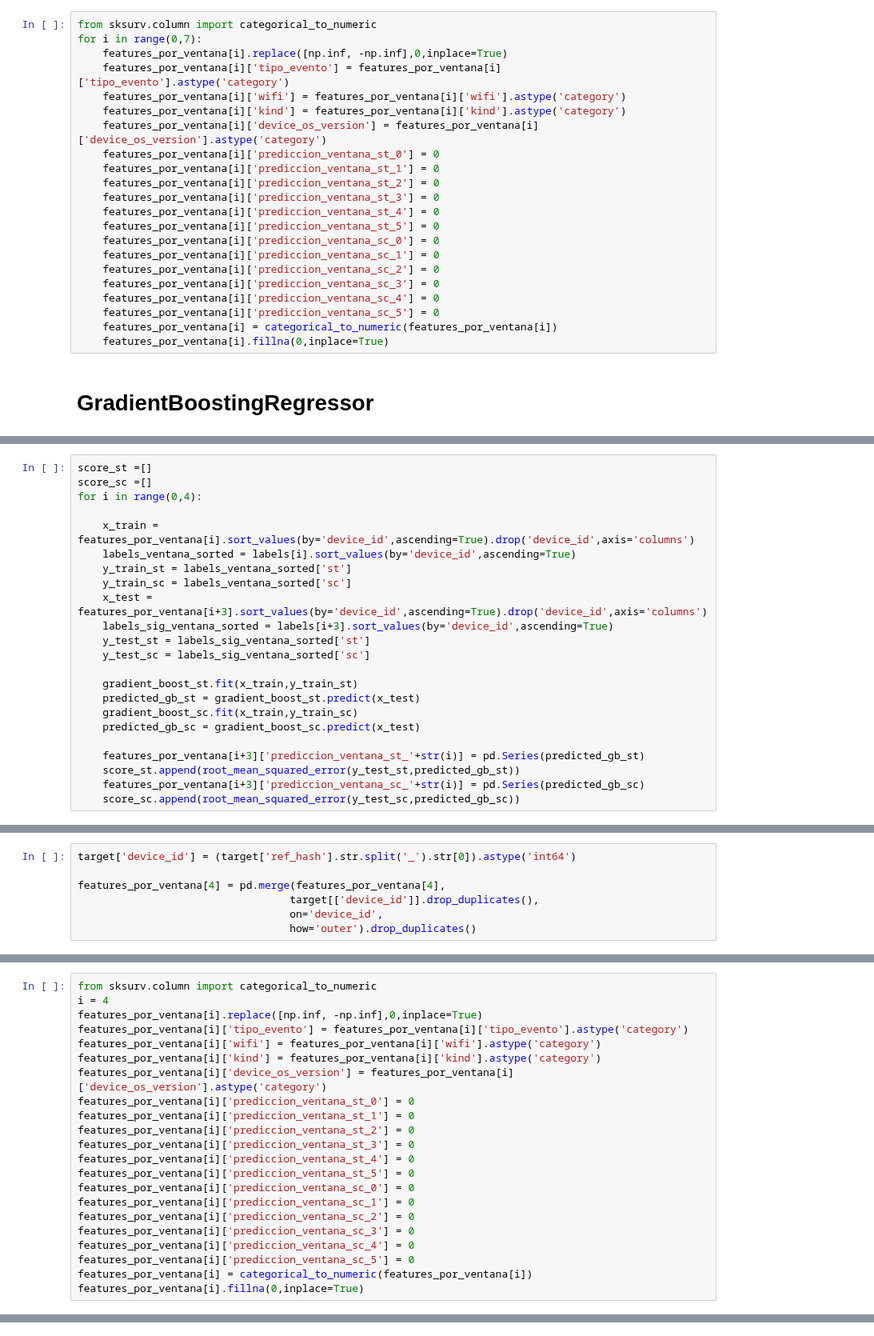
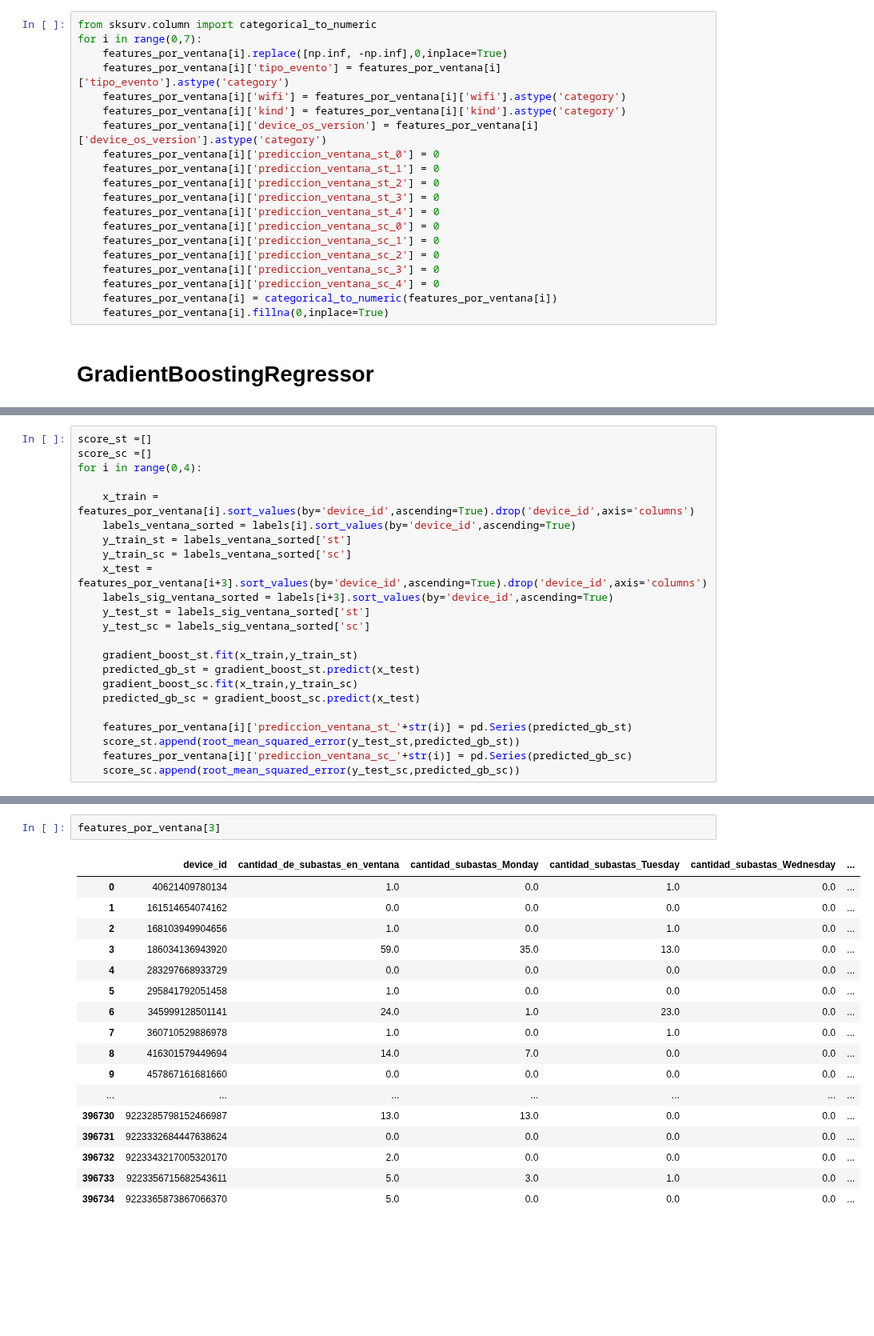
Before and after one commit to alepenaa94/Datos_2019_tp2, a Jupyter notebook: Algoritmos_ML/Algoritmos.ipynb, the cells around one changed output, grey strips where cells are left out. Shown at 80% size. Drawn from its saved outputs; the diff is of its cells as text; blank space fills up the shorter version.

```diff
--- a/Algoritmos_ML/Algoritmos.ipynb
+++ b/Algoritmos_ML/Algoritmos.ipynb
@@ -89,13 +110,11 @@ for i in range(0,7):
     features_por_ventana[i]['prediccion_ventana_st_2'] = 0
     features_por_ventana[i]['prediccion_ventana_st_3'] = 0
     features_por_ventana[i]['prediccion_ventana_st_4'] = 0
-    features_por_ventana[i]['prediccion_ventana_st_5'] = 0
     features_por_ventana[i]['prediccion_ventana_sc_0'] = 0
     features_por_ventana[i]['prediccion_ventana_sc_1'] = 0
     features_por_ventana[i]['prediccion_ventana_sc_2'] = 0
     features_por_ventana[i]['prediccion_ventana_sc_3'] = 0
     features_por_ventana[i]['prediccion_ventana_sc_4'] = 0
-    features_por_ventana[i]['prediccion_ventana_sc_5'] = 0
     features_por_ventana[i] = categorical_to_numeric(features_por_ventana[i])
     features_por_ventana[i].fillna(0,inplace=True)
 # %% [markdown]
@@ -133,7 +152,7 @@ for i in range(0,4):
     gradient_boost_sc.fit(x_train,y_train_sc)
     predicted_gb_sc = gradient_boost_sc.predict(x_test)
 
-    features_por_ventana[i+3]['prediccion_ventana_st_'+str(i)] = pd.Series(predicted_gb_st)
+    features_por_ventana[i]['prediccion_ventana_st_'+str(i)] = pd.Series(predicted_gb_st)
     score_st.append(root_mean_squared_error(y_test_st,predicted_gb_st))
-    features_por_ventana[i+3]['prediccion_ventana_sc_'+str(i)] = pd.Series(predicted_gb_sc)
+    features_por_ventana[i]['prediccion_ventana_sc_'+str(i)] = pd.Series(predicted_gb_sc)
     score_sc.append(root_mean_squared_error(y_test_sc,predicted_gb_sc))
@@ -162,7 +179,0 @@ target = pd.read_csv('../Data/target_competencia_ids.csv')
-# %%
-target['device_id'] = (target['ref_hash'].str.split('_').str[0]).astype('int64')
-
-features_por_ventana[4] = pd.merge(features_por_ventana[4],
-                                  target[['device_id']].drop_duplicates(),
-                                  on='device_id',
-                                  how='outer').drop_duplicates()
@@ -177,22 +179,0 @@ target[['device_id']].drop_duplicates().shape
-# %%
-from sksurv.column import categorical_to_numeric
-i = 4
-features_por_ventana[i].replace([np.inf, -np.inf],0,inplace=True)
-features_por_ventana[i]['tipo_evento'] = features_por_ventana[i]['tipo_evento'].astype('category')
-features_por_ventana[i]['wifi'] = features_por_ventana[i]['wifi'].astype('category')
-features_por_ventana[i]['kind'] = features_por_ventana[i]['kind'].astype('category')
-features_por_ventana[i]['device_os_version'] = features_por_ventana[i]['device_os_version'].astype('category')
-features_por_ventana[i]['prediccion_ventana_st_0'] = 0
-features_por_ventana[i]['prediccion_ventana_st_1'] = 0
-features_por_ventana[i]['prediccion_ventana_st_2'] = 0
-features_por_ventana[i]['prediccion_ventana_st_3'] = 0
-features_por_ventana[i]['prediccion_ventana_st_4'] = 0
-features_por_ventana[i]['prediccion_ventana_st_5'] = 0
-features_por_ventana[i]['prediccion_ventana_sc_0'] = 0
-features_por_ventana[i]['prediccion_ventana_sc_1'] = 0
-features_por_ventana[i]['prediccion_ventana_sc_2'] = 0
-features_por_ventana[i]['prediccion_ventana_sc_3'] = 0
-features_por_ventana[i]['prediccion_ventana_sc_4'] = 0
-features_por_ventana[i]['prediccion_ventana_sc_5'] = 0
-features_por_ventana[i] = categorical_to_numeric(features_por_ventana[i])
-features_por_ventana[i].fillna(0,inplace=True)
@@ -252,0 +184,20 @@ features_por_ventana[i].to_csv('features_v'+str(i+1)+'.csv')
+# %%
+features_por_ventana[3]
+# %% [output]
+|  | device_id | cantidad_de_subastas_en_ventana | cantidad_subastas_Monday | cantidad_subastas_Tuesday | cantidad_subastas_Wednesday | ... |
+| 0 | 40621409780134 | 1.0 | 0.0 | 1.0 | 0.0 | ... |
+| 1 | 161514654074162 | 0.0 | 0.0 | 0.0 | 0.0 | ... |
+| 2 | 168103949904656 | 1.0 | 0.0 | 1.0 | 0.0 | ... |
+| 3 | 186034136943920 | 59.0 | 35.0 | 13.0 | 0.0 | ... |
+| 4 | 283297668933729 | 0.0 | 0.0 | 0.0 | 0.0 | ... |
+| 5 | 295841792051458 | 1.0 | 0.0 | 0.0 | 0.0 | ... |
+| 6 | 345999128501141 | 24.0 | 1.0 | 23.0 | 0.0 | ... |
+| 7 | 360710529886978 | 1.0 | 0.0 | 1.0 | 0.0 | ... |
+| 8 | 416301579449694 | 14.0 | 7.0 | 0.0 | 0.0 | ... |
+| 9 | 457867161681660 | 0.0 | 0.0 | 0.0 | 0.0 | ... |
+| ... | ... | ... | ... | ... | ... | ... |
+| 396730 | 9223285798152466987 | 13.0 | 13.0 | 0.0 | 0.0 | ... |
+| 396731 | 9223332684447638624 | 0.0 | 0.0 | 0.0 | 0.0 | ... |
+| 396732 | 9223343217005320170 | 2.0 | 0.0 | 0.0 | 0.0 | ... |
+| 396733 | 9223356715682543611 | 5.0 | 3.0 | 1.0 | 0.0 | ... |
+| 396734 | 9223365873867066370 | 5.0 | 0.0 | 0.0 | 0.0 | ... |
```
Also changed, not shown: parts of 57 cells of this notebook, 1 other file.
